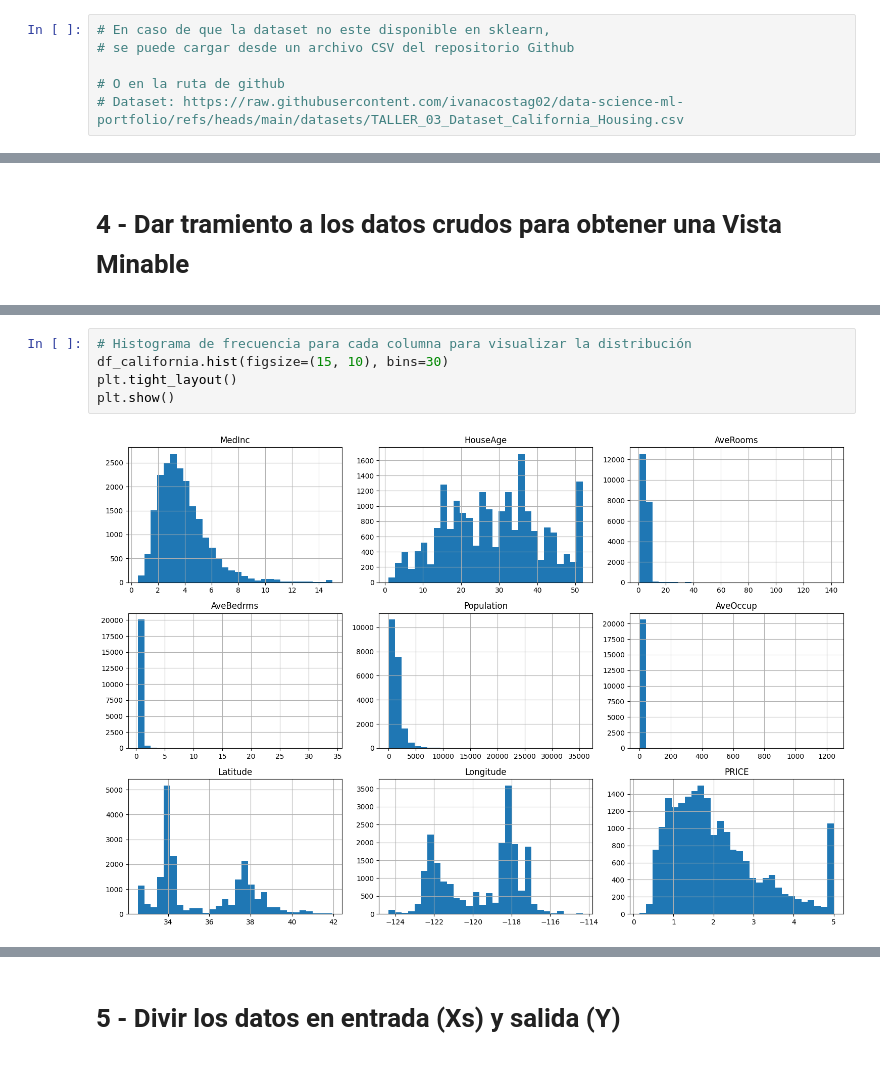
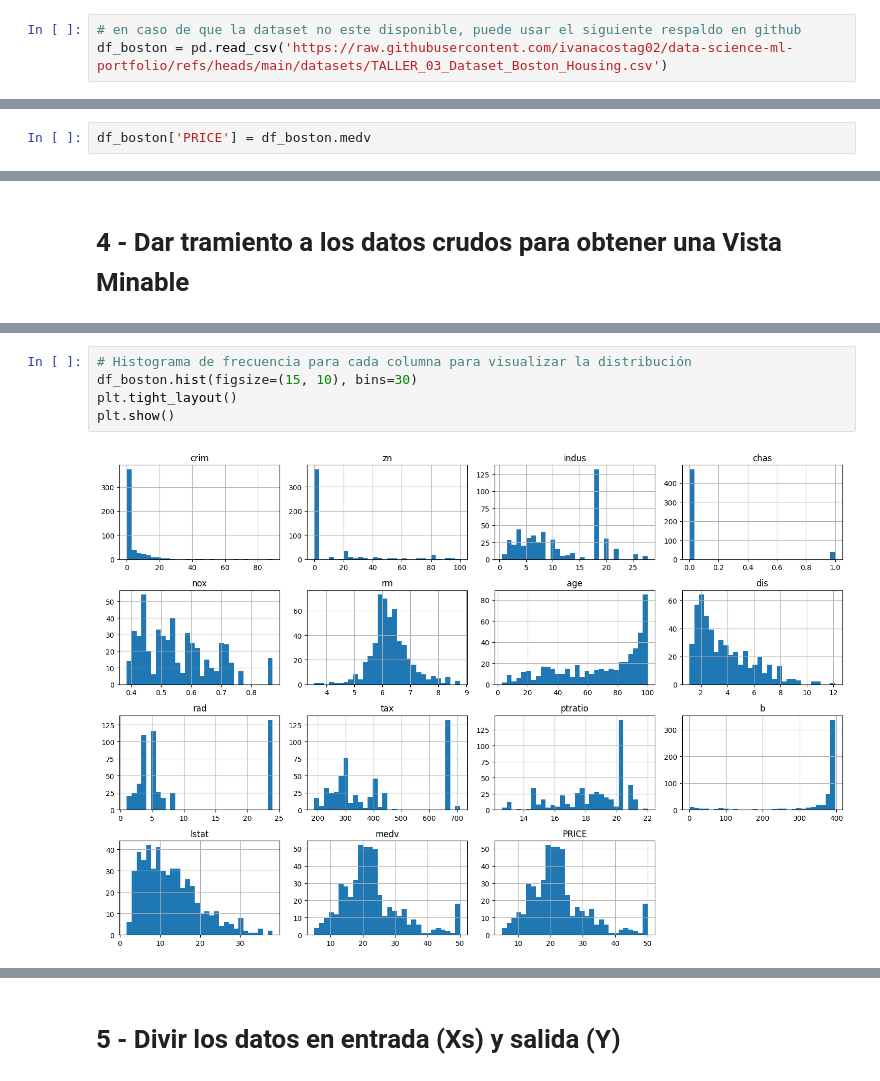
Before and after one commit to ivanacostag02/data-science-ml-portfolio, a Jupyter notebook: TALLER_03_REGRESIÓN_CON_ARB_DESIC_RAM_FOREST_GB_XGB_LGB - PRECIO CASAS EN CALIFORNIA.ipynb, the cells around one changed output, grey strips where cells are left out. Drawn from its saved outputs; the diff is of its cells as text.

Commit message:
Cambios en codigo en taller 3

```diff
--- a/TALLER_03_REGRESIÓN_CON_ARB_DESIC_RAM_FOREST_GB_XGB_LGB - PRECIO CASAS EN CALIFORNIA.ipynb
+++ b/TALLER_03_REGRESIÓN_CON_ARB_DESIC_RAM_FOREST_GB_XGB_LGB - PRECIO CASAS EN CALIFORNIA.ipynb
@@ -57,6 +50,3 @@ sklearn.utils._bunch.Bunch
 # %%
-# En caso de que la dataset no este disponible en sklearn,
-# se puede cargar desde un archivo CSV del repositorio Github
-
-# O en la ruta de github
-# Dataset: https://raw.githubusercontent.com/ivanacostag02/data-science-ml-portfolio/refs/heads/main/datasets/TALLER_03_Dataset_California_Housing.csv
+# en caso de que la dataset no este disponible, puede usar el siguiente respaldo en github
+df_boston = pd.read_csv('https://raw.githubusercontent.com/ivanacostag02/data-science-ml-portfolio/refs/heads/main/datasets/TALLER_03_Dataset_Boston_Housing.csv')
@@ -78 +63,3 @@ NameError: name 'boston' is not defined
+# %%
+df_boston['PRICE'] = df_boston.medv
 # %%
@@ -152,10 +160,10 @@ PRICE         0
 dtype: int64
 # %%
 # Histograma de frecuencia para cada columna para visualizar la distribución
-df_california.hist(figsize=(15, 10), bins=30)
+df_boston.hist(figsize=(15, 10), bins=30)
 plt.tight_layout()
 plt.show()
 # %% [output]
-[figure, old version]
+[figure, new version]
 # %%
 # Diagramas de cajas para detectar posibles outliers
```
Also changed, not shown: parts of 30 cells of this notebook.
